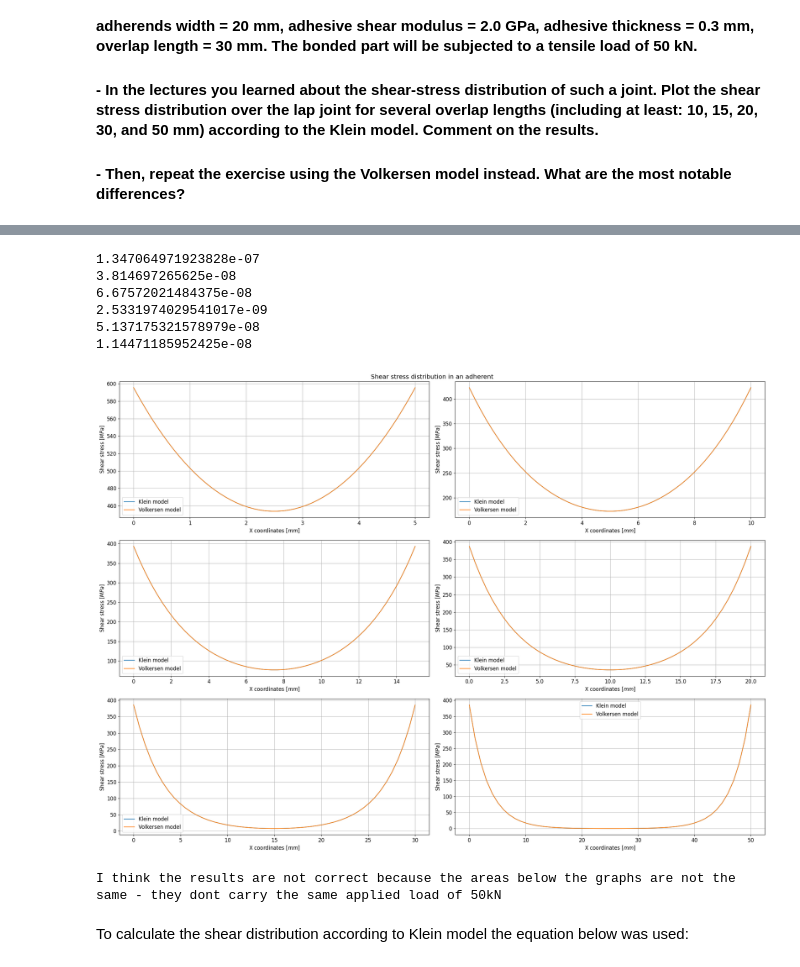
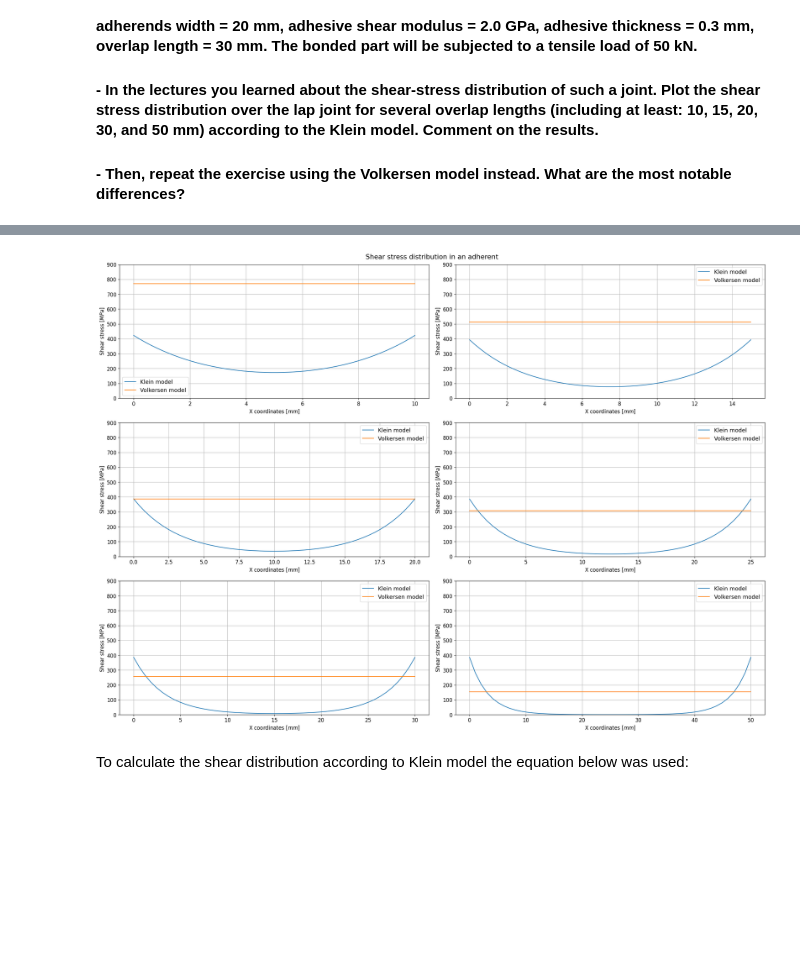
Before and after one commit to alberts2000/PCM, a Jupyter notebook: Notebook Joining Methods.ipynb, the cells around one changed output, grey strips where cells are left out. Saved outputs shown, nothing was run; the diff lists cells and outputs as text; code cells hidden in the pictures; blank space fills up the shorter version.

```diff
--- a/Notebook Joining Methods.ipynb
+++ b/Notebook Joining Methods.ipynb
@@ -47,58 +47,51 @@ def klein_model(N, Mat, F_applied):
 
 
 # https://www.sciencedirect.com/science/article/pii/S0143749612000103?casa_token=D7Ai3sGpUxQAAAAA:1-4qyEJVk9hVCwdG-v1fFVVwKeAgBbTQDcr0diMWQtP0TwG5Nq0KmNGA6aciT2WjdFyvUONqSzI
-def volkersen_model(N, Mat, F_applied):
+def volkersen_model(Mat, F_applied):
     G_kl, E1, t1, E2, t2, lu, d, b = (Mat.G_kl, Mat.E1, Mat.t1, Mat.E2, Mat.t2, Mat.lu, Mat.d, Mat.b)
-    x_array = np.linspace(-lu/2, lu/2, N)
+    E = E1
+    t = t1
 
-    E = E1
+    tau_max = F_applied / lu * np.sqrt(G_kl / 2 / E / t / d)
 
-    omega = np.sqrt(G_kl / E / t1 / d * (1 + t1 / t2))
-
-    taux = F_applied * omega / 2 / b * (np.cosh(omega * x_array)) / np.sinh(omega * lu / 2) + (t1 - t2) / (t1 + t2) * omega * lu / 2 * np.sinh(omega * x_array) / np.cosh(omega * lu / 2)
-    return x_array+lu/2, taux
+    # omega = np.sqrt(G_kl / E / t1 / d * (1 + t1 / t2))
+    #
+    # taux = F_applied * omega / 2 / b * (np.cosh(omega * x_array)) / np.sinh(omega * lu / 2) + (t1 - t2) / (t1 + t2) * omega * lu / 2 * np.sinh(omega * x_array) / np.cosh(omega * lu / 2)
+    return tau_max
 
 
 F = 50e3
 N = 50
-lengths = np.array([5, 10, 15, 20, 30, 50]) * 1e-3
+lengths = np.array([10, 15, 20, 25, 30, 50]) * 1e-3
 
 w = 3
 h = 2
 fig, axs = plt.subplots(w, h, figsize=(22, 16))
-matplotlib.rc('font', **{'size': 12})
+matplotlib.rc('font', **{'size': 13})
 fig.suptitle("Shear stress distribution in an adherent")
 
 
 for idx, length in enumerate(lengths):
     Mat1 = Material(t1=2e-3, t2=2e-3, b=20e-3, E1=70e9, E2=70e9, G_kl=2e9, d=0.3e-3, lu=length)
 
     xs, taux_klein = klein_model(N, Mat1, F)
-    xs, taux_volk = volkersen_model(N, Mat1, F)
+    tau_max_volk = volkersen_model(Mat1, F)
 
     idx1 = idx % h
     idx2 = int(idx / h)
 
     axs[idx2][idx1].plot(xs * 1e3, taux_klein / 1e6, label="Klein model")
-    axs[idx2][idx1].plot(xs * 1e3, taux_volk / 1e6, label="Volkersen model")
+    axs[idx2][idx1].plot(xs[[0, -1]] * 1e3, [tau_max_volk / 1e6, tau_max_volk / 1e6], label="Volkersen model")
     axs[idx2][idx1].set_xlabel(r"X coordinates $[mm]$")
     axs[idx2][idx1].set_ylabel(r"Shear stress $[MPa]$")
     axs[idx2][idx1].legend()
     axs[idx2][idx1].grid()
+    axs[idx2][idx1].set_ylim(0, 900)
 
 fig.tight_layout()
 plt.show()
-
-print("I think the results are not correct because the areas below the graphs are not the same - they dont carry the same applied load of 50kN")
 # %% [output]
-1.347064971923828e-07
-3.814697265625e-08
-6.67572021484375e-08
-2.5331974029541017e-09
-5.137175321578979e-08
-1.14471185952425e-08
-[figure, old version]
+[figure, new version]
-I think the results are not correct because the areas below the graphs are not the same - they dont carry the same applied load of 50kN
 # %% [markdown]
 To calculate the shear distribution according to Klein model the equation below was used:
 # %% [markdown]
```
Also changed, not shown: parts of 4 cells of this notebook.
